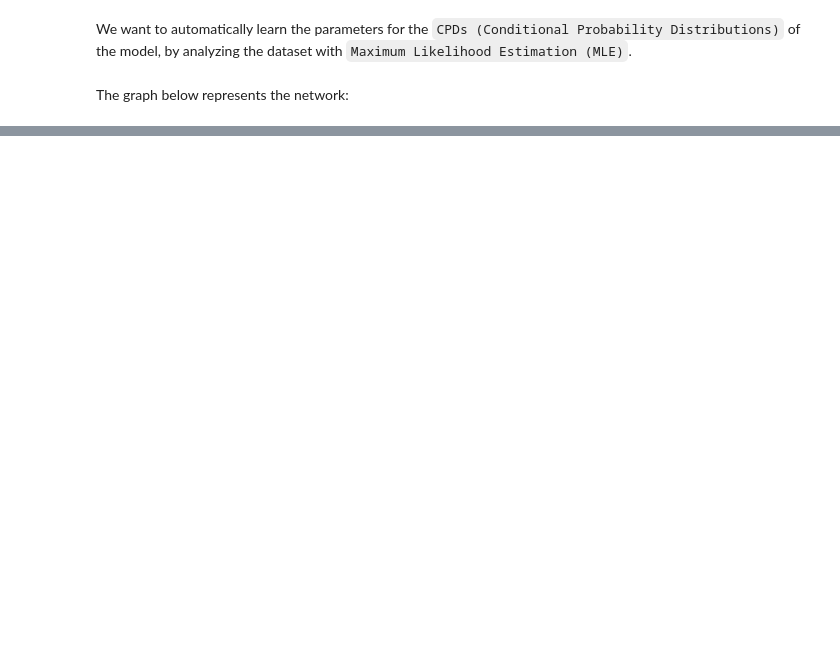
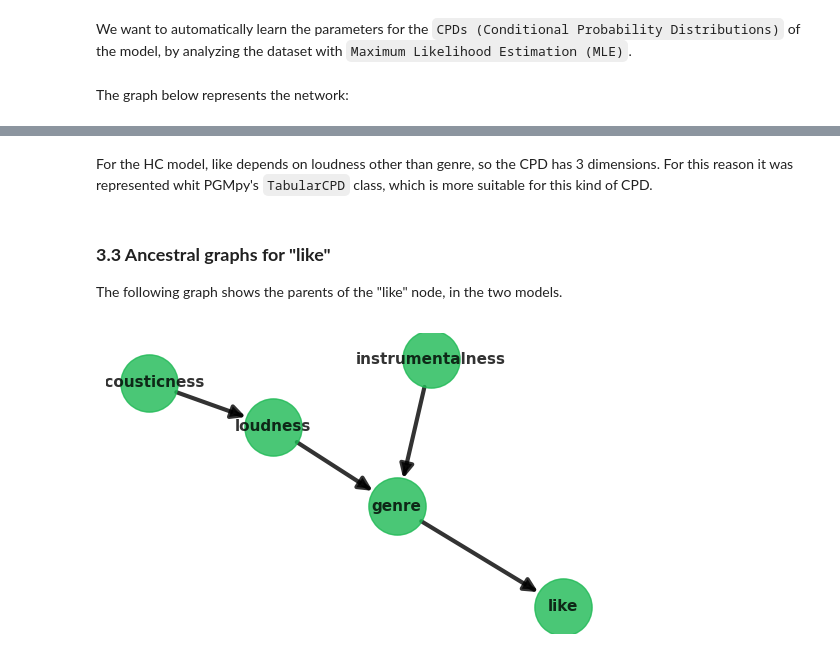
Before and after one commit to danielenapo/Bayesify, a Jupyter notebook: Bayesify.ipynb, the cells around one changed output, grey strips where cells are left out. Saved outputs shown, nothing was run; the diff lists cells and outputs as text; code cells hidden in the pictures; blank space fills up the shorter version.

```diff
--- a/Bayesify.ipynb
+++ b/Bayesify.ipynb
@@ -411,0 +186,13 @@ There is a 90.59% chance that I will like 'Pyramid Song' by 'Radiohead'
+# %% [markdown]
+For the HC model, like depends on loudness other than genre, so the CPD has 3 dimensions. For this reason it was represented whit PGMpy's `TabularCPD` class, which is more suitable for this kind of CPD.
+# %% [markdown]
+### <b>3.3 Ancestral graphs for "like"</b>
+The following graph shows the parents of the "like" node, in the two models.
+# %%
+ancestral_graph_like=custom_model.get_ancestral_graph("like")
+nx_graph2 = nx.DiGraph(ancestral_graph_like.edges())
+plt.figure(figsize=(5,3))
+nx.draw(nx_graph2, with_labels=True, node_color='#1DB954', node_size=1700, alpha=0.8, arrowsize=20, font_size=11, font_weight='bold', width=3)
+plt.show()
+# %% [output]
+[figure, added]
```
Also changed, not shown: parts of 69 cells of this notebook, 6 other files.
